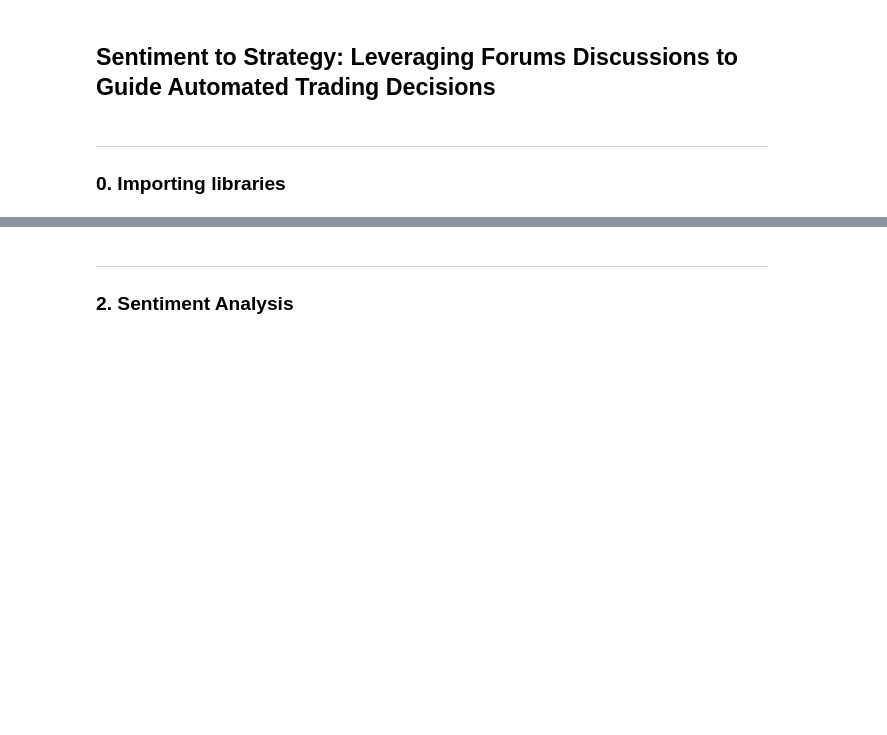
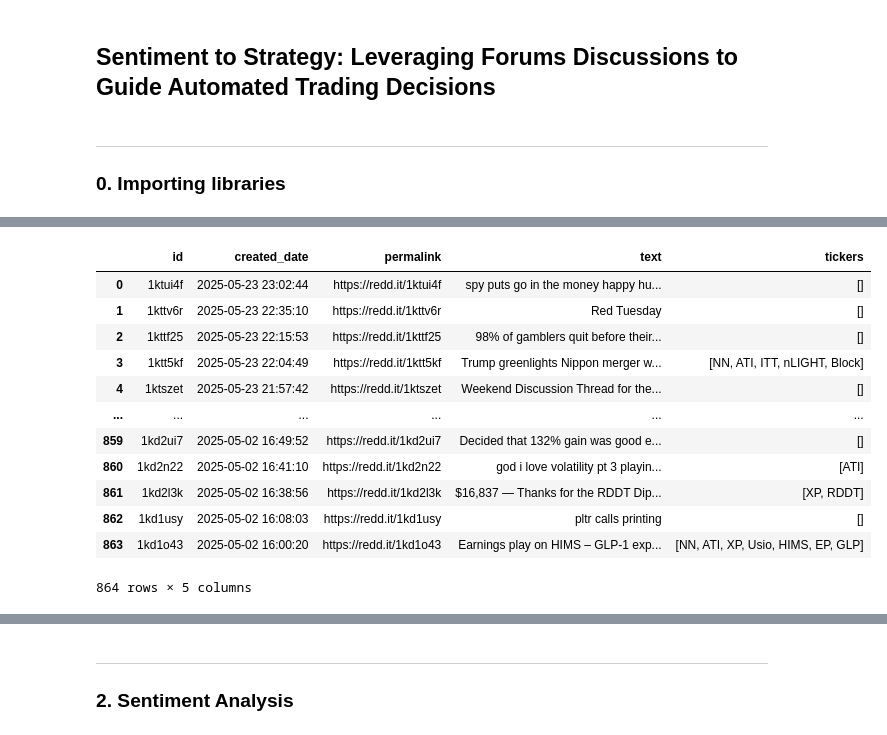
Before and after one commit to Chargent/Thesis, a Jupyter notebook: main.ipynb, the cells around one changed output, grey strips where cells are left out. Saved outputs shown, nothing was run; the diff lists cells and outputs as text; code cells hidden in the pictures; blank space fills up the shorter version.

```diff
--- a/main.ipynb
+++ b/main.ipynb
@@ -98,0 +204,44 @@ df
+# %%
+# Remove ambiguous tickers
+ambiguous_tickers = (
+    list(string.ascii_uppercase)  # single-letter symbols
+    + [
+        # two-letter everyday words / abbreviations
+        "AI", "EV", "IT", "ON", "OR", "NO", "OK", "GO", "SO", "DO", "UP", "EU", "US", "IP",
+        # three- to four-letter common words
+        "ALL", "FUN", "BIG", "RUN", "NEW", "TOP", "YOU", "CAT", "DOG", "CAR", "SUN", "USA",
+        "IPO", "CAN", "NOW", "AND", "FOR", "OUT", "BUY", "WIN", "LOW", "HIGH",
+        "ONE", "TWO", "THREE", "FOUR", "FIVE", "SIX", "SEVEN", "EIGHT", "NINE", "TEN",
+        # tech buzz-terms
+        "CPU", "GPU", "VR", "AR", "NFT", "ML",
+        # meme & slang tickers
+        "YOLO", "HODL", "MOON", "LMAO", "LOL", "FOMO", "FUD", "WTF",
+        # other
+        "Reddit", "WSB", "nan", "NAN"
+    ])
+
+# Remove ambiguous tickers from the filtered_reddit['tickers'] column
+def remove_ambiguous_tickers(tickers):
+    # Remove duplicates
+    tickers = list(set(tickers))
+    # Filter out ambiguous tickers
+    tickers = [ticker for ticker in tickers if ticker not in ambiguous_tickers]
+    return tickers
+
+# Apply the function to the filtered_reddit['tickers'] column
+filtered_reddit['tickers'] = filtered_reddit['tickers'].apply(remove_ambiguous_tickers)
+filtered_reddit
+# %% [output]
+|  | id | created_date | permalink | text | tickers |
+| 0 | 1ktui4f | 2025-05-23 23:02:44 | https://redd.it/1ktui4f | spy puts go in the money happy hu... | [] |
+| 1 | 1kttv6r | 2025-05-23 22:35:10 | https://redd.it/1kttv6r | Red Tuesday | [] |
+| 2 | 1kttf25 | 2025-05-23 22:15:53 | https://redd.it/1kttf25 | 98% of gamblers quit before their... | [] |
+| 3 | 1ktt5kf | 2025-05-23 22:04:49 | https://redd.it/1ktt5kf | Trump greenlights Nippon merger w... | [NN, ATI, ITT, nLIGHT, Block] |
+| 4 | 1ktszet | 2025-05-23 21:57:42 | https://redd.it/1ktszet | Weekend Discussion Thread for the... | [] |
+| ... | ... | ... | ... | ... | ... |
+| 859 | 1kd2ui7 | 2025-05-02 16:49:52 | https://redd.it/1kd2ui7 | Decided that 132% gain was good e... | [] |
+| 860 | 1kd2n22 | 2025-05-02 16:41:10 | https://redd.it/1kd2n22 | god i love volatility pt 3 playin... | [ATI] |
+| 861 | 1kd2l3k | 2025-05-02 16:38:56 | https://redd.it/1kd2l3k | $16,837 — Thanks for the RDDT Dip... | [XP, RDDT] |
+| 862 | 1kd1usy | 2025-05-02 16:08:03 | https://redd.it/1kd1usy | pltr calls printing | [] |
+| 863 | 1kd1o43 | 2025-05-02 16:00:20 | https://redd.it/1kd1o43 | Earnings play on HIMS – GLP-1 exp... | [NN, ATI, XP, Usio, HIMS, EP, GLP] |
+864 rows × 5 columns
```
Also changed, not shown: parts of 24 cells of this notebook, 2 other files.
